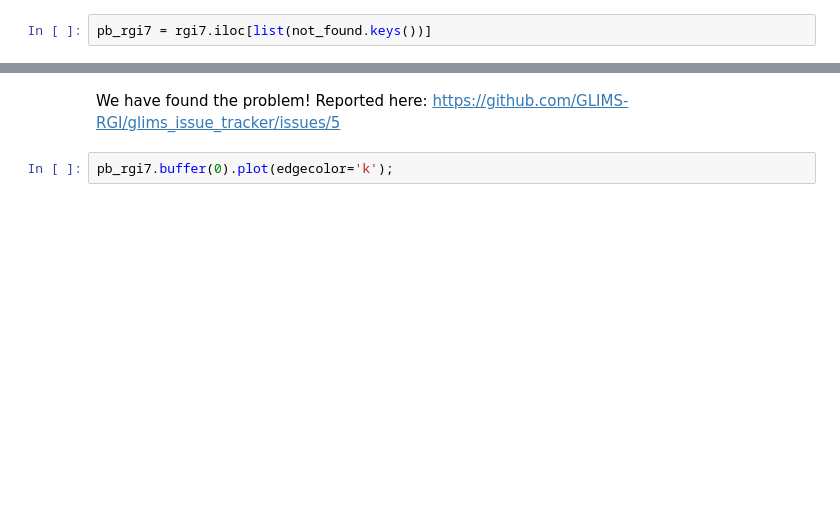
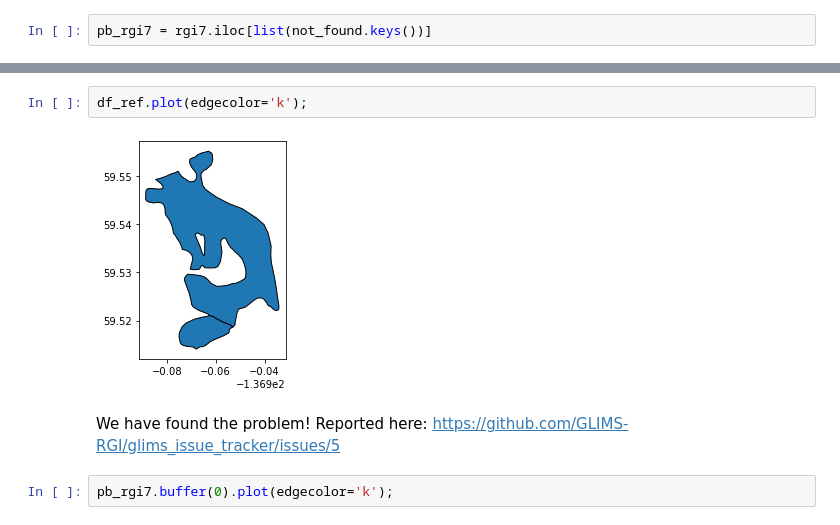
Before and after one commit to GLIMS-RGI/rgi7_scripts, a Jupyter notebook: workflow/RGI01.ipynb, the cells around one changed output, grey strips where cells are left out. Cells and saved outputs as stored; diff of their text form; blank space fills up the shorter version.

```diff
--- a/workflow/RGI01.ipynb
+++ b/workflow/RGI01.ipynb
@@ -144,3 +179,7 @@ for i, k in enumerate(range(len(df_ref))):
+# %%
+df_ref.plot(edgecolor='k');
+# %% [output]
+[figure, added]
 # %% [markdown]
 We have found the problem! Reported here: https://github.com/GLIMS-RGI/glims_issue_tracker/issues/5
 # %%
```
Also changed, not shown: parts of 17 cells of this notebook, 7 other files.
